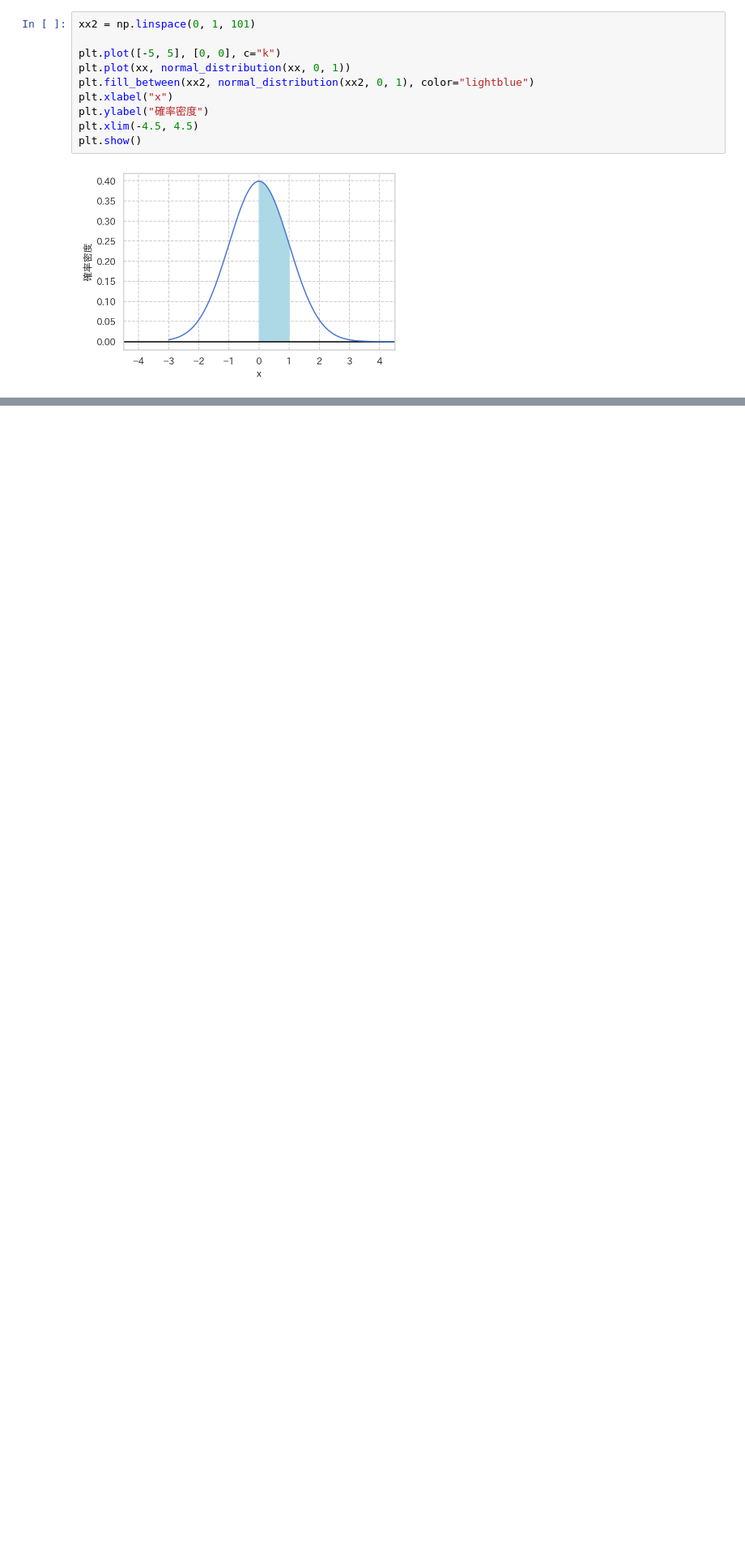
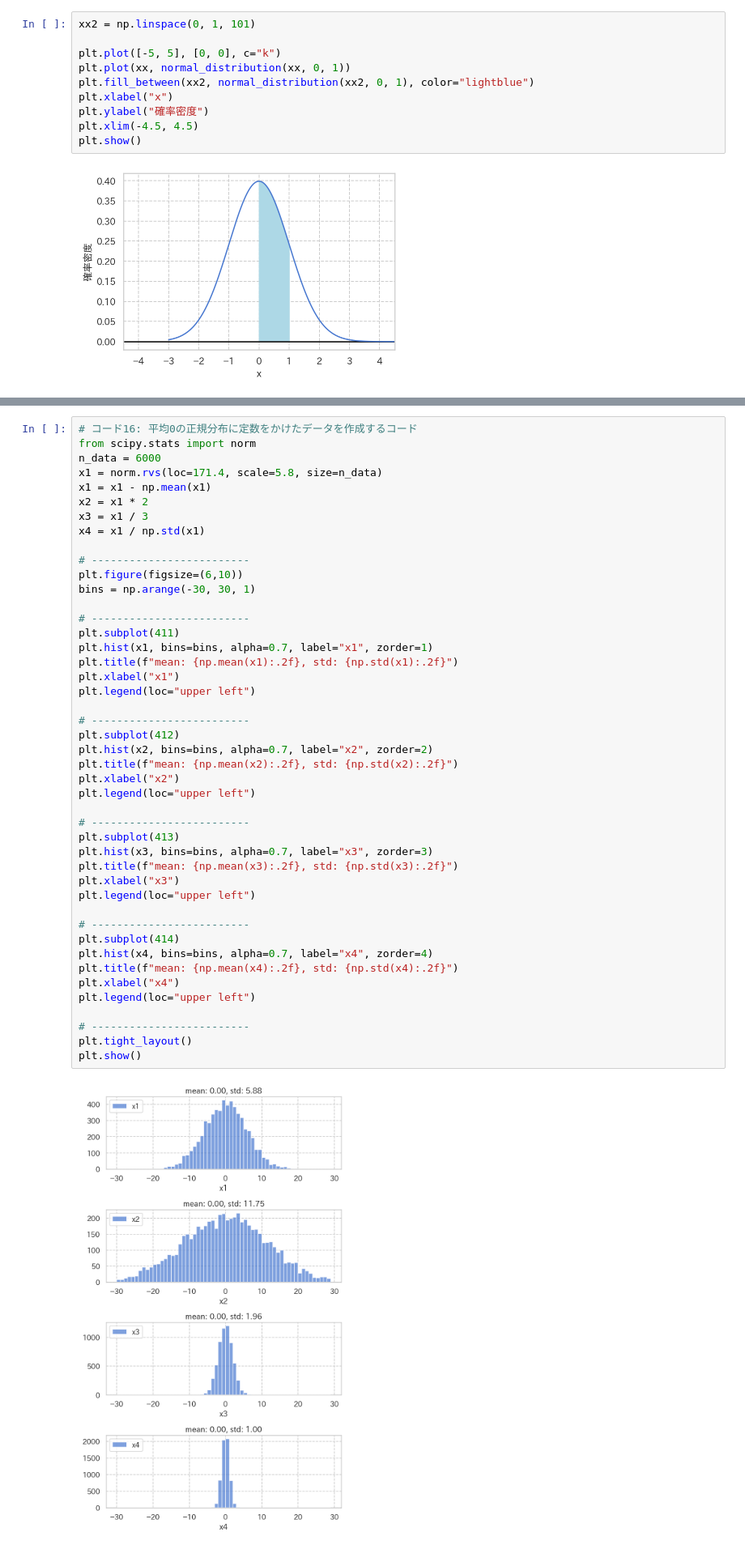
Before and after one commit to zfukuoka/Copying_a_sutra, a Jupyter notebook: SoftwareDesign202010_01/SoftwareDesign202010_0103.ipynb, the cells around one changed output, grey strips where cells are left out. Shown at 81% size. Cells and saved outputs as stored; diff of their text form; blank space fills up the shorter version.

```diff
--- a/SoftwareDesign202010_01/SoftwareDesign202010_0103.ipynb
+++ b/SoftwareDesign202010_01/SoftwareDesign202010_0103.ipynb
@@ -380,0 +454,47 @@ plt.show()
+# %%
+# コード16: 平均0の正規分布に定数をかけたデータを作成するコード
+from scipy.stats import norm
+n_data = 6000
+x1 = norm.rvs(loc=171.4, scale=5.8, size=n_data)
+x1 = x1 - np.mean(x1)
+x2 = x1 * 2
+x3 = x1 / 3
+x4 = x1 / np.std(x1)
+
+# -------------------------
+plt.figure(figsize=(6,10))
+bins = np.arange(-30, 30, 1)
+
+# -------------------------
+plt.subplot(411)
+plt.hist(x1, bins=bins, alpha=0.7, label="x1", zorder=1)
+plt.title(f"mean: {np.mean(x1):.2f}, std: {np.std(x1):.2f}")
+plt.xlabel("x1")
+plt.legend(loc="upper left")
+
+# -------------------------
+plt.subplot(412)
+plt.hist(x2, bins=bins, alpha=0.7, label="x2", zorder=2)
+plt.title(f"mean: {np.mean(x2):.2f}, std: {np.std(x2):.2f}")
+plt.xlabel("x2")
+plt.legend(loc="upper left")
+
+# -------------------------
+plt.subplot(413)
+plt.hist(x3, bins=bins, alpha=0.7, label="x3", zorder=3)
+plt.title(f"mean: {np.mean(x3):.2f}, std: {np.std(x3):.2f}")
+plt.xlabel("x3")
+plt.legend(loc="upper left")
+
+# -------------------------
+plt.subplot(414)
+plt.hist(x4, bins=bins, alpha=0.7, label="x4", zorder=4)
+plt.title(f"mean: {np.mean(x4):.2f}, std: {np.std(x4):.2f}")
+plt.xlabel("x4")
+plt.legend(loc="upper left")
+
+# -------------------------
+plt.tight_layout()
+plt.show()
+# %% [output]
+[figure, added]
```
Also changed, not shown: parts of 11 cells of this notebook.
